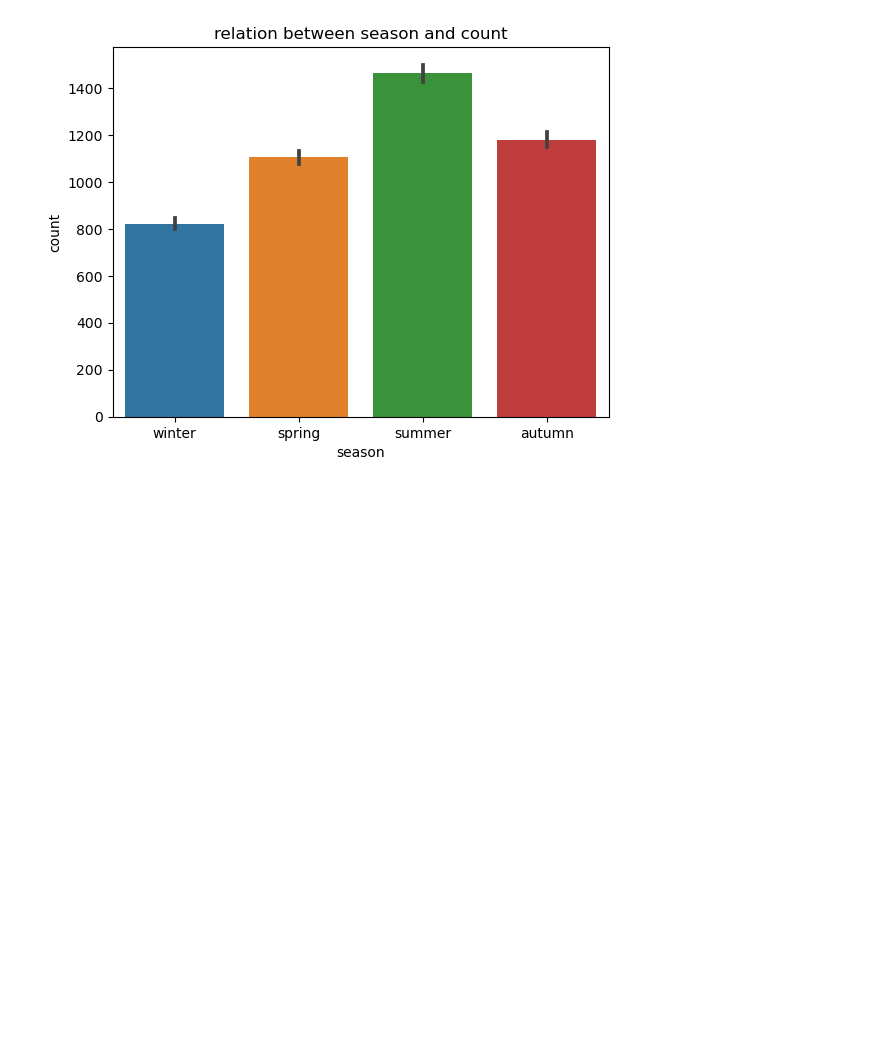
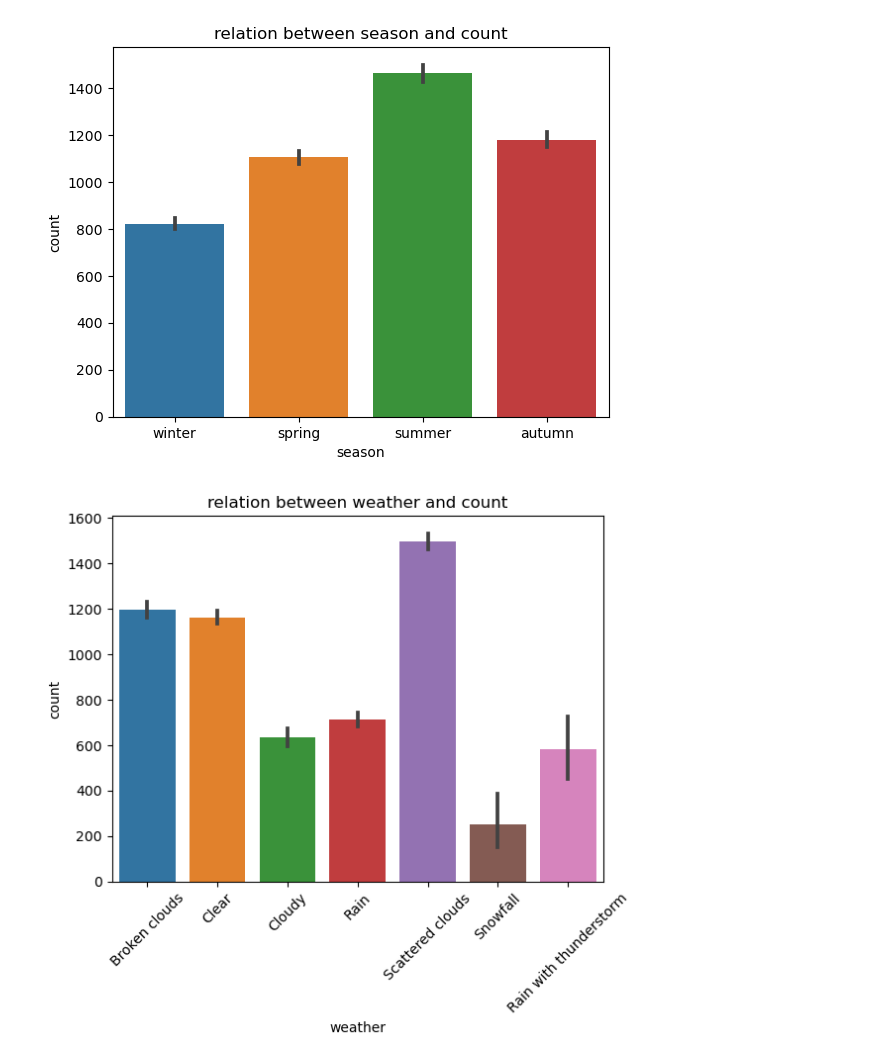
Before and after one commit to KhalidHesham/PortfolioProjects---Data-Analysis-Cleaning-Visualization, a Jupyter notebook: London bikeshare dataset-checkpoint.ipynb, the cells around one changed output. Saved outputs shown, nothing was run; the diff lists cells and outputs as text; code cells hidden in the pictures; blank space fills up the shorter version.

```diff
--- a/London bikeshare dataset-checkpoint.ipynb
+++ b/London bikeshare dataset-checkpoint.ipynb
@@ -193,3 +193,20 @@ plt.title('relation between season and count')
 plt.show()
 # %% [output]
 [figure]
+# %%
+x = bikes['weather']
+y = bikes['count']
+
+# Create a bar plot using Seaborn
+sns.barplot(x=x, y=y)
+
+# Add labels and title
+plt.xlabel('weather')
+plt.ylabel('count')
+plt.title('relation between weather and count')
+plt.xticks(rotation=45)
+
+# Display the graph
+plt.show()
+# %% [output]
+[figure, added]
```
